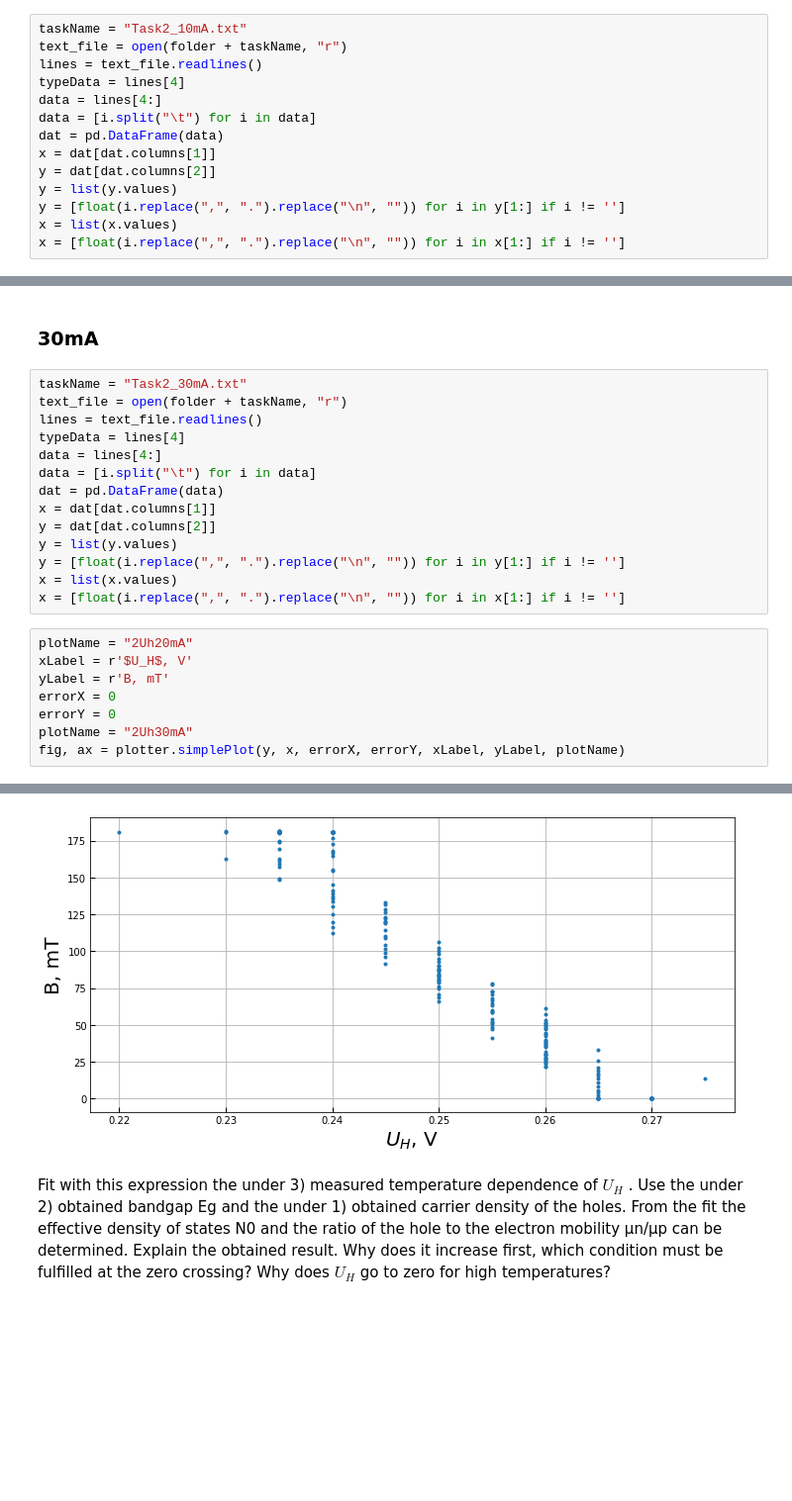
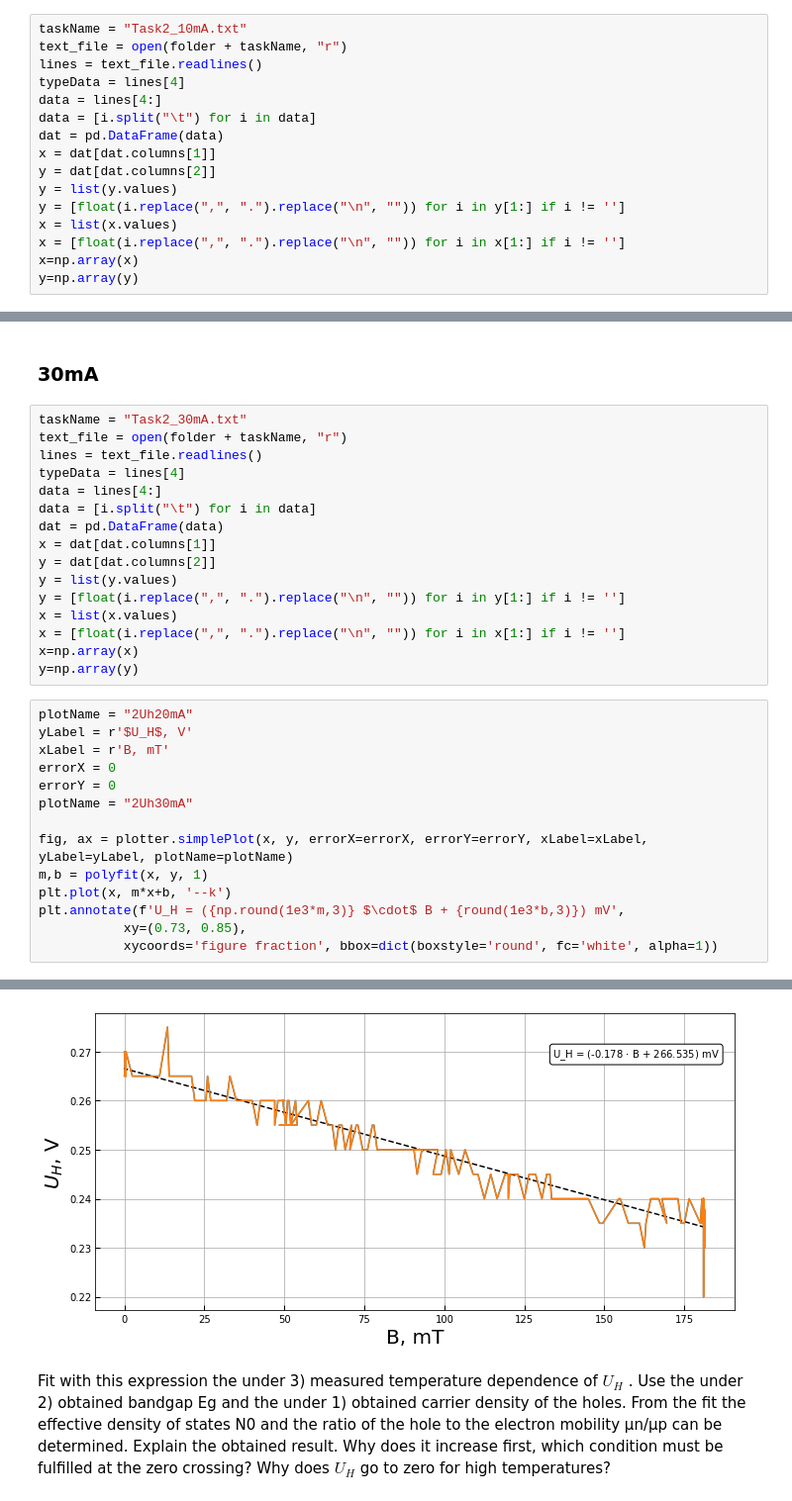
Before and after one commit to bbuusshh/uniStuttgartLabs, a Jupyter notebook: HallEffect.ipynb, the cells around one changed output, grey strips where cells are left out. Shown at 99% size. Cells and saved outputs as stored; diff of their text form; blank space fills up the shorter version.

```diff
--- a/HallEffect.ipynb
+++ b/HallEffect.ipynb
@@ -135,6 +134,8 @@ y = list(y.values)
 y = [float(i.replace(",", ".").replace("\n", "")) for i in y[1:] if i != '']
 x = list(x.values)
 x = [float(i.replace(",", ".").replace("\n", "")) for i in x[1:] if i != '']
+x=np.array(x)
+y=np.array(y)
 # %%
 typeData
 # %% [output]
@@ -202,12 +218,20 @@ y = list(y.values)
 y = [float(i.replace(",", ".").replace("\n", "")) for i in y[1:] if i != '']
 x = list(x.values)
 x = [float(i.replace(",", ".").replace("\n", "")) for i in x[1:] if i != '']
+x=np.array(x)
+y=np.array(y)
 # %%
 plotName = "2Uh20mA"
-xLabel = r'$U_H$, V'
-yLabel = r'B, mT'
+yLabel = r'$U_H$, V'
+xLabel = r'B, mT'
 errorX = 0
 errorY = 0
 plotName = "2Uh30mA"
-fig, ax = plotter.simplePlot(y, x, errorX, errorY, xLabel, yLabel, plotName)
+
+fig, ax = plotter.simplePlot(x, y, errorX=errorX, errorY=errorY, xLabel=xLabel, yLabel=yLabel, plotName=plotName)
+m,b = polyfit(x, y, 1)
+plt.plot(x, m*x+b, '--k')
+plt.annotate(f'U_H = ({np.round(1e3*m,3)} $\cdot$ B + {round(1e3*b,3)}) mV',
+           xy=(0.73, 0.85),
+           xycoords='figure fraction', bbox=dict(boxstyle='round', fc='white', alpha=1))
 # %% [output]
@@ -214,4 +239,4 @@ fig, ax = plotter.simplePlot(y, x, errorX, errorY, xLabel, yLabel, plotName)
-[figure, old version]
+[figure, new version]
 # %% [markdown]
  Fit with this expression the under 3) measured temperature dependence of  $U_H$
  . Use the under 2) obtained bandgap Eg and the under 1) obtained carrier density of the holes. From the fit the effective density of states N0 and the ratio of the hole to the electron mobility  μn/μp
```
Also changed, not shown: parts of 31 cells of this notebook, 12 other files.
